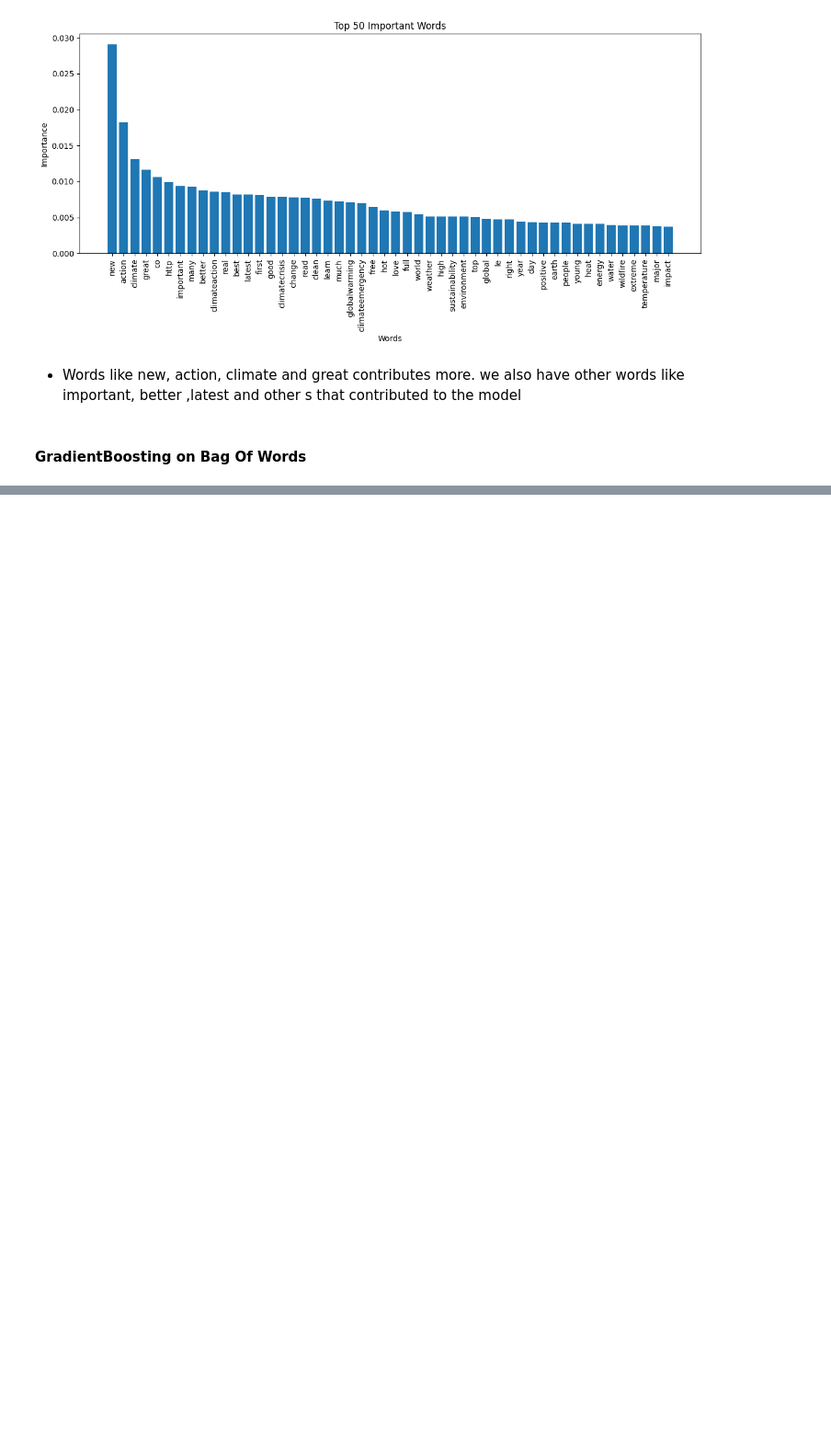
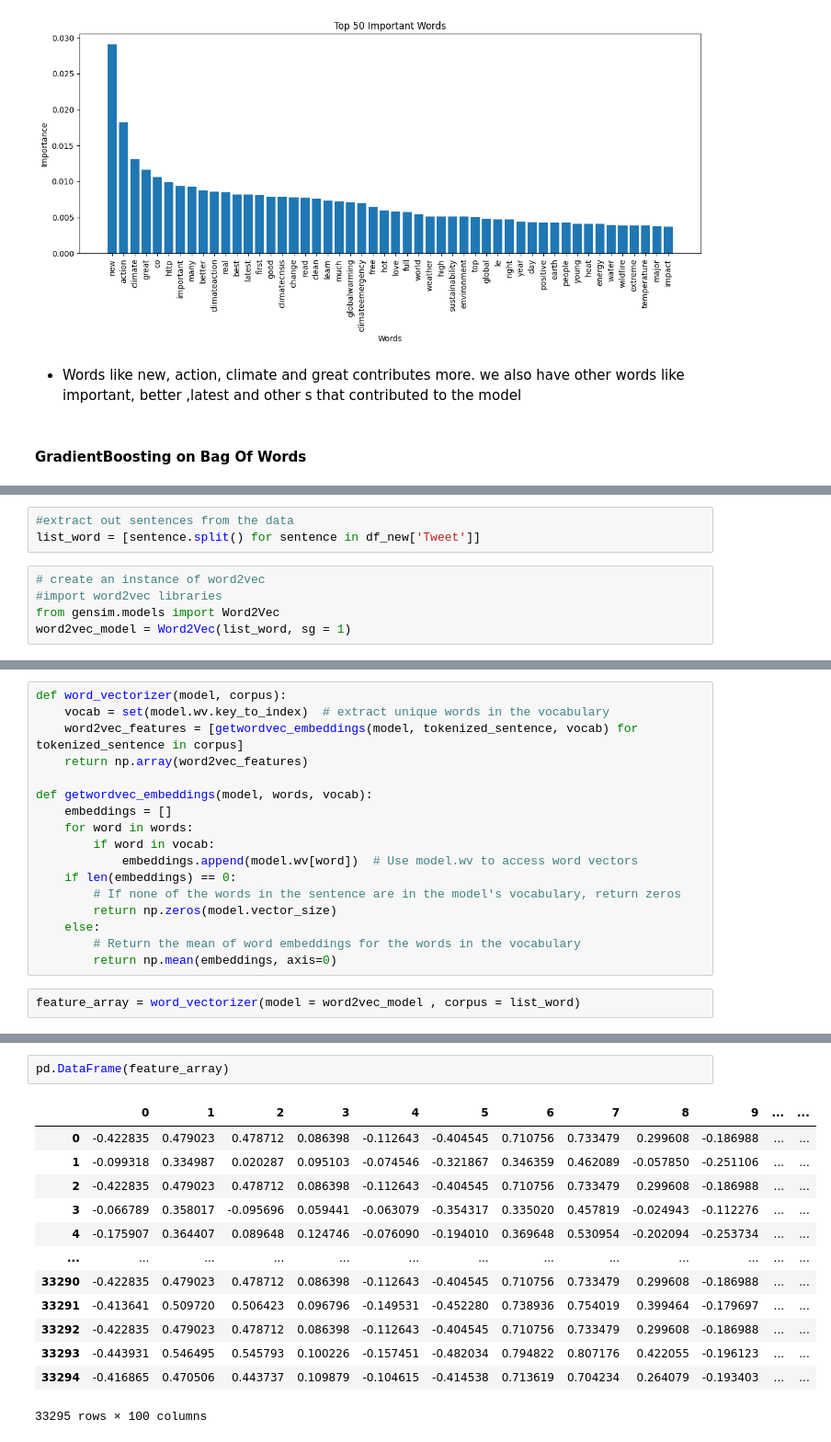
Before and after one commit to sunnycasmir/Opinion_Mining_Climate_Change, a Jupyter notebook: Text_Classification_Climate_Change.ipynb, the cells around one changed output, grey strips where cells are left out. Shown at 92% size. Saved outputs shown, nothing was run; the diff lists cells and outputs as text; blank space fills up the shorter version.

```diff
--- a/Text_Classification_Climate_Change.ipynb
+++ b/Text_Classification_Climate_Change.ipynb
@@ -518,0 +545,8 @@ plt.show()
+# %%
+#extract out sentences from the data
+list_word = [sentence.split() for sentence in df_new['Tweet']]
+# %%
+# create an instance of word2vec
+#import word2vec libraries
+from gensim.models import Word2Vec
+word2vec_model = Word2Vec(list_word, sg = 1)
@@ -518,0 +577,19 @@ plt.show()
+# %%
+def word_vectorizer(model, corpus):
+    vocab = set(model.wv.key_to_index)  # extract unique words in the vocabulary
+    word2vec_features = [getwordvec_embeddings(model, tokenized_sentence, vocab) for tokenized_sentence in corpus]
+    return np.array(word2vec_features)
+
+def getwordvec_embeddings(model, words, vocab):
+    embeddings = []
+    for word in words:
+        if word in vocab:
+            embeddings.append(model.wv[word])  # Use model.wv to access word vectors
+    if len(embeddings) == 0:
+        # If none of the words in the sentence are in the model's vocabulary, return zeros
+        return np.zeros(model.vector_size)
+    else:
+        # Return the mean of word embeddings for the words in the vocabulary
+        return np.mean(embeddings, axis=0)
+# %%
+feature_array = word_vectorizer(model = word2vec_model , corpus = list_word)
@@ -518,0 +612,16 @@ plt.show()
+# %%
+pd.DataFrame(feature_array)
+# %% [output]
+|  | 0 | 1 | 2 | 3 | 4 | 5 | 6 | 7 | 8 | 9 | ... | ... |
+| 0 | -0.422835 | 0.479023 | 0.478712 | 0.086398 | -0.112643 | -0.404545 | 0.710756 | 0.733479 | 0.299608 | -0.186988 | ... | ... |
+| 1 | -0.099318 | 0.334987 | 0.020287 | 0.095103 | -0.074546 | -0.321867 | 0.346359 | 0.462089 | -0.057850 | -0.251106 | ... | ... |
+| 2 | -0.422835 | 0.479023 | 0.478712 | 0.086398 | -0.112643 | -0.404545 | 0.710756 | 0.733479 | 0.299608 | -0.186988 | ... | ... |
+| 3 | -0.066789 | 0.358017 | -0.095696 | 0.059441 | -0.063079 | -0.354317 | 0.335020 | 0.457819 | -0.024943 | -0.112276 | ... | ... |
+| 4 | -0.175907 | 0.364407 | 0.089648 | 0.124746 | -0.076090 | -0.194010 | 0.369648 | 0.530954 | -0.202094 | -0.253734 | ... | ... |
+| ... | ... | ... | ... | ... | ... | ... | ... | ... | ... | ... | ... | ... |
+| 33290 | -0.422835 | 0.479023 | 0.478712 | 0.086398 | -0.112643 | -0.404545 | 0.710756 | 0.733479 | 0.299608 | -0.186988 | ... | ... |
+| 33291 | -0.413641 | 0.509720 | 0.506423 | 0.096796 | -0.149531 | -0.452280 | 0.738936 | 0.754019 | 0.399464 | -0.179697 | ... | ... |
+| 33292 | -0.422835 | 0.479023 | 0.478712 | 0.086398 | -0.112643 | -0.404545 | 0.710756 | 0.733479 | 0.299608 | -0.186988 | ... | ... |
+| 33293 | -0.443931 | 0.546495 | 0.545793 | 0.100226 | -0.157451 | -0.482034 | 0.794822 | 0.807176 | 0.422055 | -0.196123 | ... | ... |
+| 33294 | -0.416865 | 0.470506 | 0.443737 | 0.109879 | -0.104615 | -0.414538 | 0.713619 | 0.704234 | 0.264079 | -0.193403 | ... | ... |
+33295 rows × 100 columns
```
Also changed, not shown: parts of 19 cells of this notebook.
